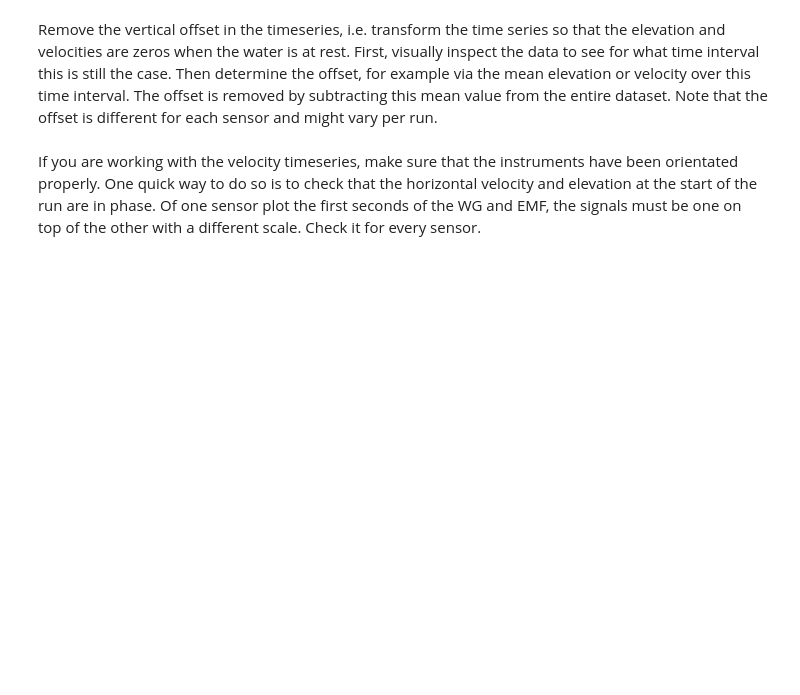
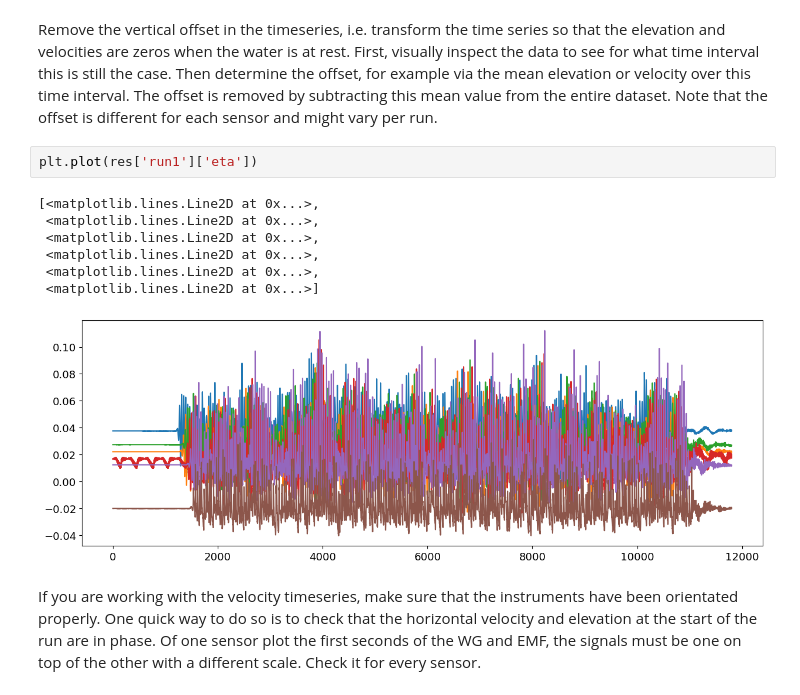
Before and after one commit to Jaapiejooo/WavesQ3, a Jupyter notebook: waveFlumeAnalysis_start.ipynb, the cells around one changed output. Drawn from its saved outputs; the diff is of its cells as text; blank space fills up the shorter version.

```diff
--- a/waveFlumeAnalysis_start.ipynb
+++ b/waveFlumeAnalysis_start.ipynb
@@ -143,6 +143,16 @@ print(res["run1"]["eta"])
 <hr style="height:1.5px;border:none;color:#333;" />
 # %% [markdown]
 Remove the vertical offset in the timeseries, i.e. transform the time series so that the elevation and velocities are zeros when the water is at rest. First, visually inspect the data to see for what time interval this is still the case. Then determine the offset, for example via the mean elevation or velocity over this time interval. The offset is removed by subtracting this mean value from the entire dataset. Note that the offset is different for each sensor and might vary per run.
+# %%
+plt.plot(res['run1']['eta'])
+# %% [output]
+[<matplotlib.lines.Line2D at 0x...>,
+ <matplotlib.lines.Line2D at 0x...>,
+ <matplotlib.lines.Line2D at 0x...>,
+ <matplotlib.lines.Line2D at 0x...>,
+ <matplotlib.lines.Line2D at 0x...>,
+ <matplotlib.lines.Line2D at 0x...>]
+[figure, added]
 # %% [markdown]
 If you are working with the velocity timeseries, make sure that the instruments have been orientated properly. One quick way to do so is to check that the horizontal velocity and elevation at the start of the run are in phase. Of one sensor plot the first seconds of the WG and EMF, the signals must be one on top of the other with a different scale. Check it for every sensor.
 # %% [markdown]
```
Also changed, not shown: parts of 10 cells of this notebook.
